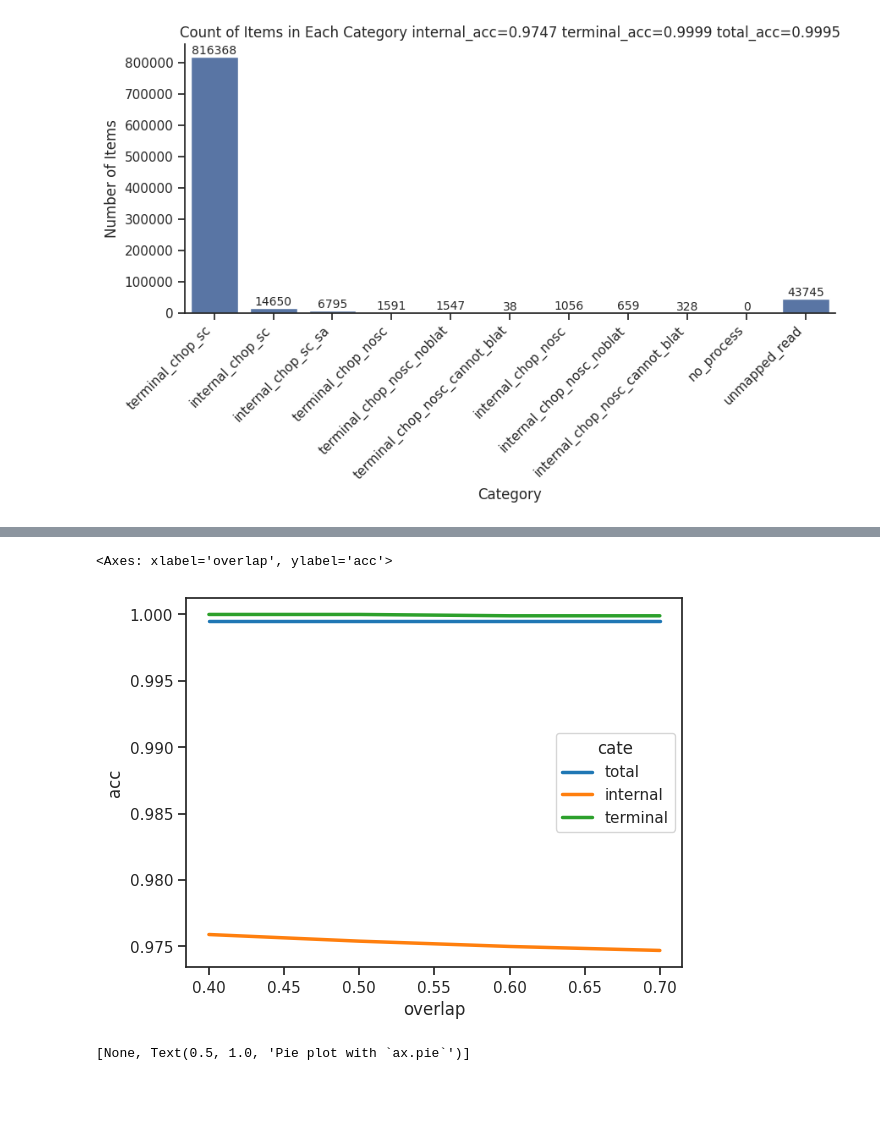
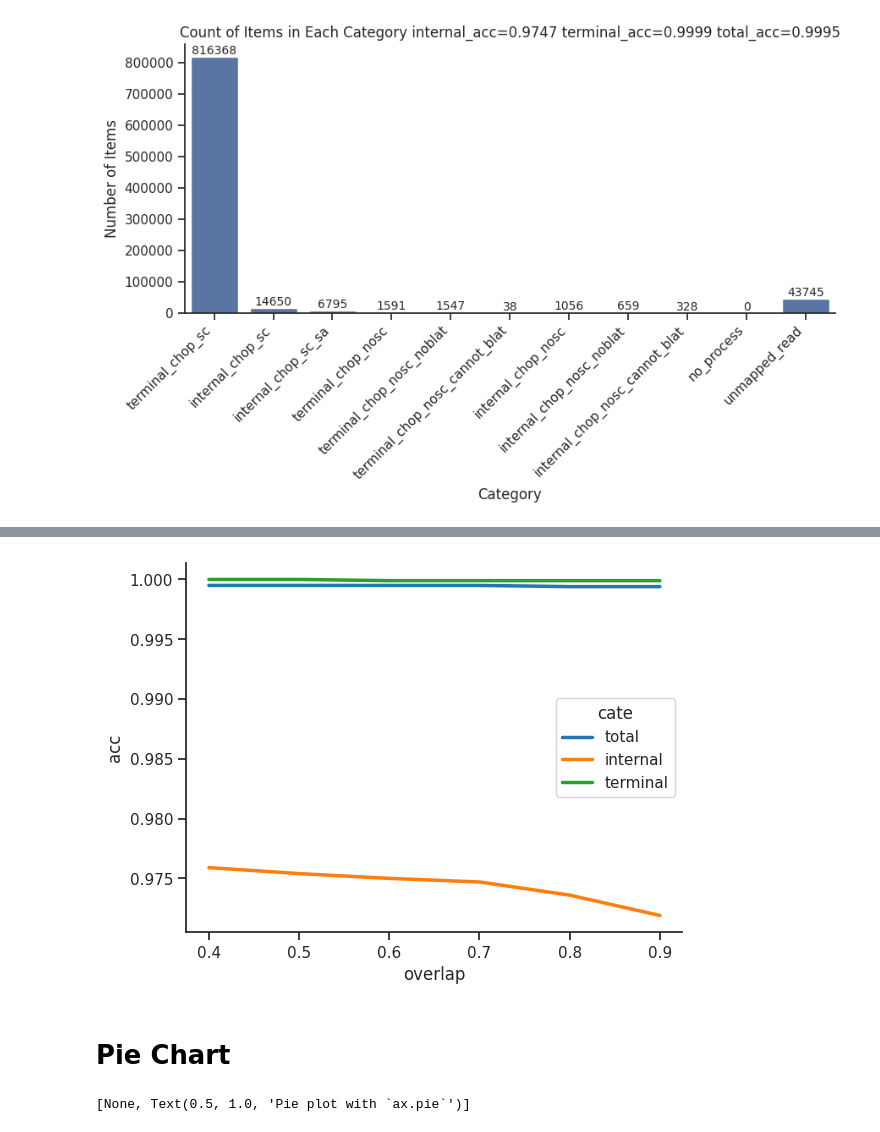
Before and after one commit to ylab-hi/DeepChopper, a Jupyter notebook: notebooks/smooth2.ipynb, the cells around one changed output, grey strips where cells are left out. Saved outputs shown, nothing was run; the diff lists cells and outputs as text; code cells hidden in the pictures; blank space fills up the shorter version.

```diff
--- a/notebooks/smooth2.ipynb
+++ b/notebooks/smooth2.ipynb
@@ -538,0 +833,30 @@ sns.despine()
+# %%
+from matplotlib.ticker import LogFormatter
+
+# Set style
+# sns.set(style="darkgrid")
+sns.set(style="whitegrid", palette="muted", font_scale=1)
+
+# Create the plot
+kde = sns.kdeplot(stats.smooth_intervals_relative_pos, color='deepskyblue', linestyle='-', linewidth=2.5)
+plt.yscale('log')
+plt.gca().yaxis.set_major_formatter(LogFormatter())
+
+plt.xticks(np.arange(0, 1.1, 0.1))
+# Set labels and title
+plt.xlabel('Relative Position', fontsize=12, fontweight='bold')
+plt.ylabel('Density (log scale)', fontsize=12, fontweight='bold')
+# plt.title('Kernel Density Estimate on Log Scale', fontsize=14, fontweight='bold')
+
+# Calculate peak position and value
+x, y = kde.get_lines()[0].get_data()
+peak_index = np.argmax(y)
+peak_pos, peak_value = x[peak_index], y[peak_index]
+
+# Annotate peak
+plt.annotate('Peak', xy=(peak_pos, peak_value), xytext=(peak_pos, peak_value * 1.5),
+             arrowprops=dict(facecolor='black', shrink=0.05))
+
+
+plt.grid(True, which='major', linestyle='--', linewidth=0.5, color='grey')
+sns.despine()
@@ -721,10 +1058,12 @@ vis_overlap_results(overlap_results) # 0.7
 # %%
+import pandas as pd
 pdata = pd.DataFrame({
-    "cate": ["total"] * 4 + ["internal"] * 4 + ["terminal"] * 4 ,
-    "acc": [0.9995, 0.9995, 0.9995, 0.9995 ] + [0.9759,0.9754, 0.9750, 0.9747 ] + [1, 1, 0.9999, 0.9999 ] ,
-    "overlap":[0.4, 0.5, 0.6 , 0.7] * 3,
+    "cate": ["total"] * 6 + ["internal"] * 6 + ["terminal"] * 6,
+    "acc": [0.9995, 0.9995, 0.9995, 0.9995, 0.9994, 0.9994 ] + [0.9759,0.9754, 0.9750, 0.9747, 0.9736, 0.9719 ] + [1, 1, 0.9999, 0.9999,0.9999, 0.9999] ,
+    "overlap":[0.4, 0.5, 0.6 , 0.7, 0.8, 0.9] * 3,
 })
+sns.set_theme(style="ticks")
 sns.lineplot(data=pdata, x='overlap', y='acc', hue="cate", palette="tab10", linewidth=2.5)
+sns.despine()
 # %% [output]
-<Axes: xlabel='overlap', ylabel='acc'>
-[figure, old version]
+[figure, new version]
@@ -777,3 +1070,5 @@ sns.lineplot(data=pdata, x='overlap', y='acc', hue="cate", palette="tab10", line
+# %% [markdown]
+# Pie Chart
 # %%
 def vis_overlap_results_via_pie(data, figsize=(9,6)):
     import pandas as pd
```
Also changed, not shown: parts of 71 cells of this notebook, 9 other files.
